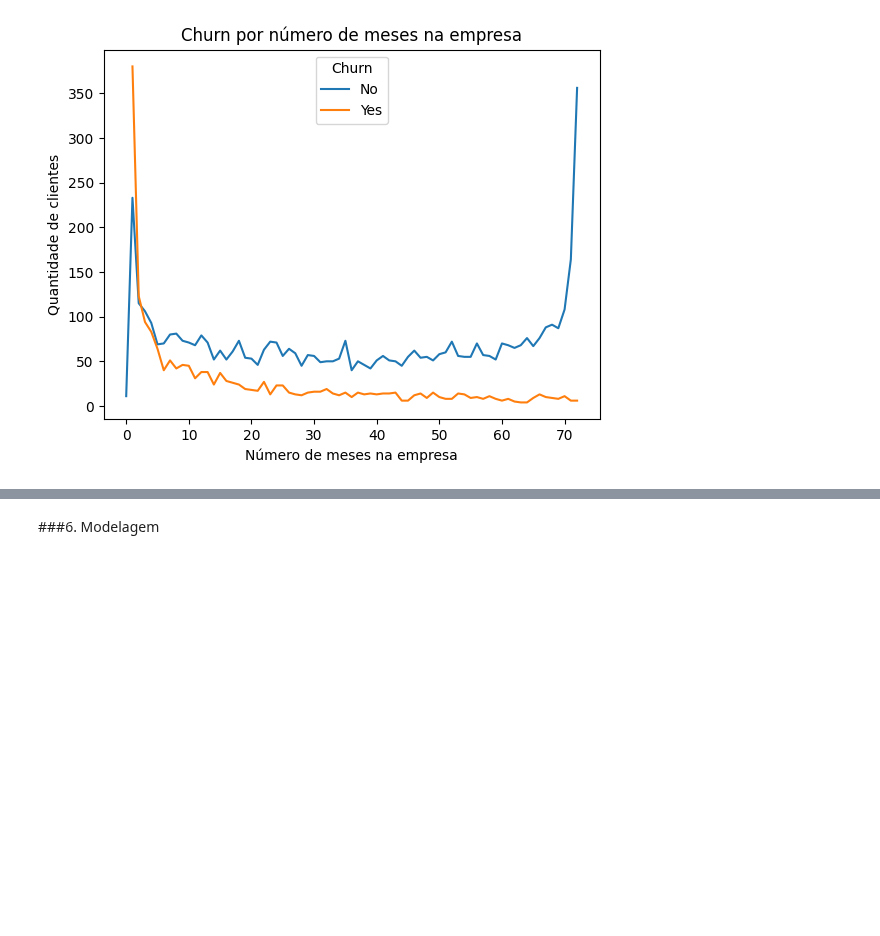
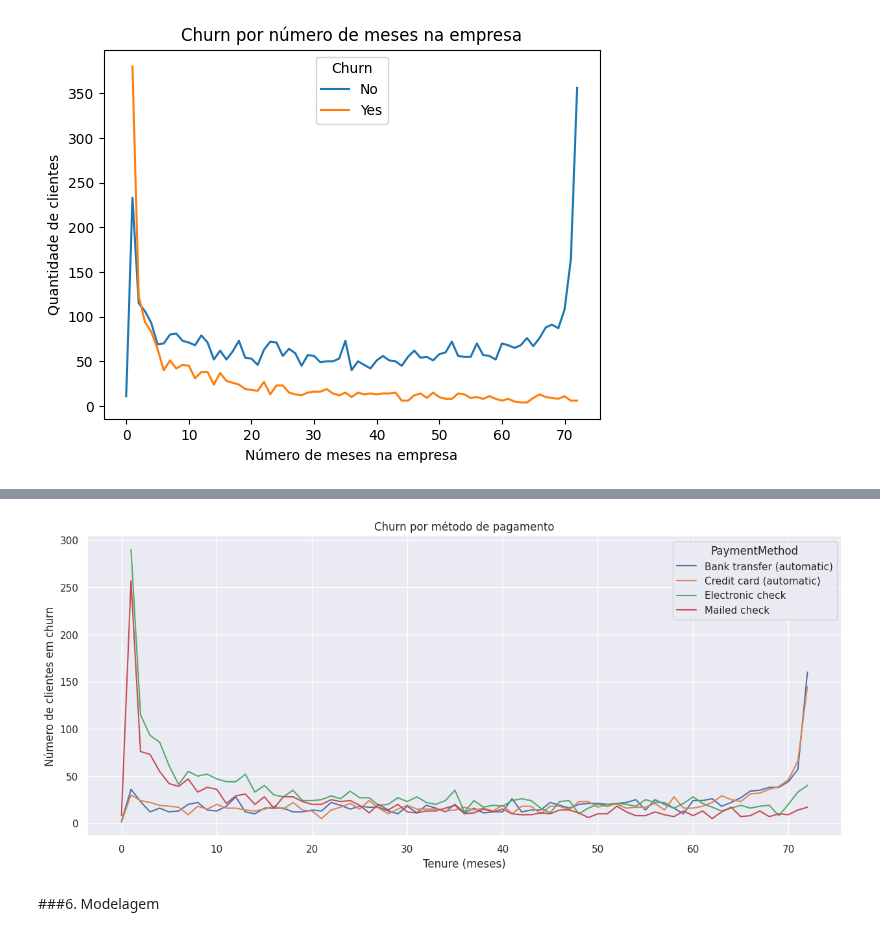
Before and after one commit to Natalia-SB/Portfolio, a Jupyter notebook: churn.ipynb, the cells around one changed output, grey strips where cells are left out. Drawn from its saved outputs; the diff is of its cells as text; code cells hidden in the pictures; blank space fills up the shorter version.

```diff
--- a/churn.ipynb
+++ b/churn.ipynb
@@ -236,3 +264,20 @@ plt.show()
+# %%
+#agrupa os dados por PaymentMethod e tenure, contando a quantidade de churns em cada grupo
+churn_by_paymentmethod = churn.groupby(['PaymentMethod', 'tenure'])['Churn'].count().reset_index()
+
+#filtra os dados para manter apenas os clientes em estado de churn
+churn_by_paymentmethod = churn_by_paymentmethod[churn_by_paymentmethod['Churn'] > 0]
+
+#cria o gráfico de linhas usando a função sns.lineplot()
+sns.lineplot(x='tenure', y='Churn', hue='PaymentMethod', data=churn_by_paymentmethod, markers=True)
+
+#configura o título e os eixos
+plt.title('Churn por método de pagamento')
+plt.xlabel('Tenure (meses)')
+plt.ylabel('Número de clientes em churn')
+plt.show()
+# %% [output]
+[figure, added]
 # %% [markdown]
 ###6. Modelagem
 # %%
```
Also changed, not shown: parts of 6 cells of this notebook.
